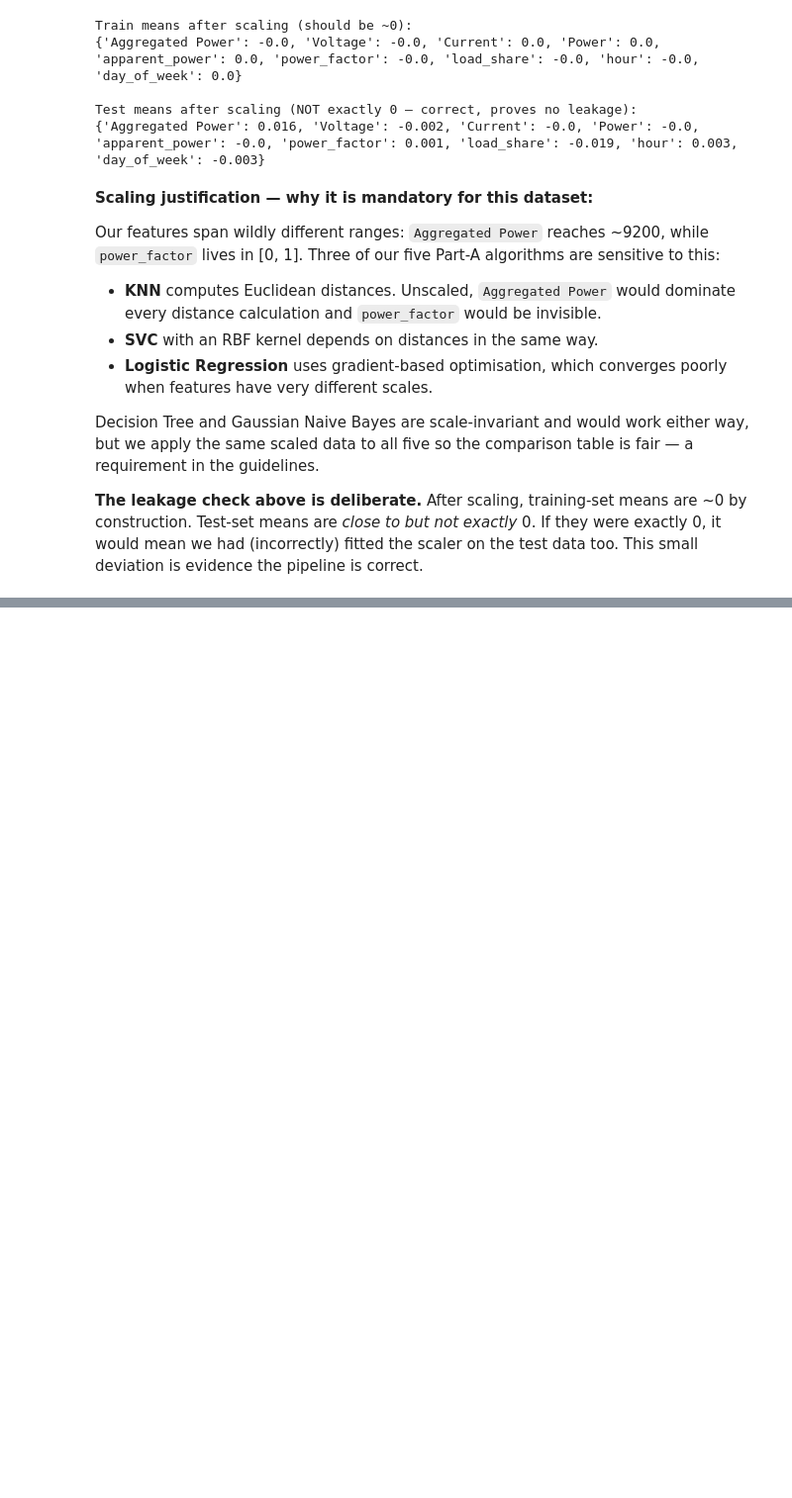
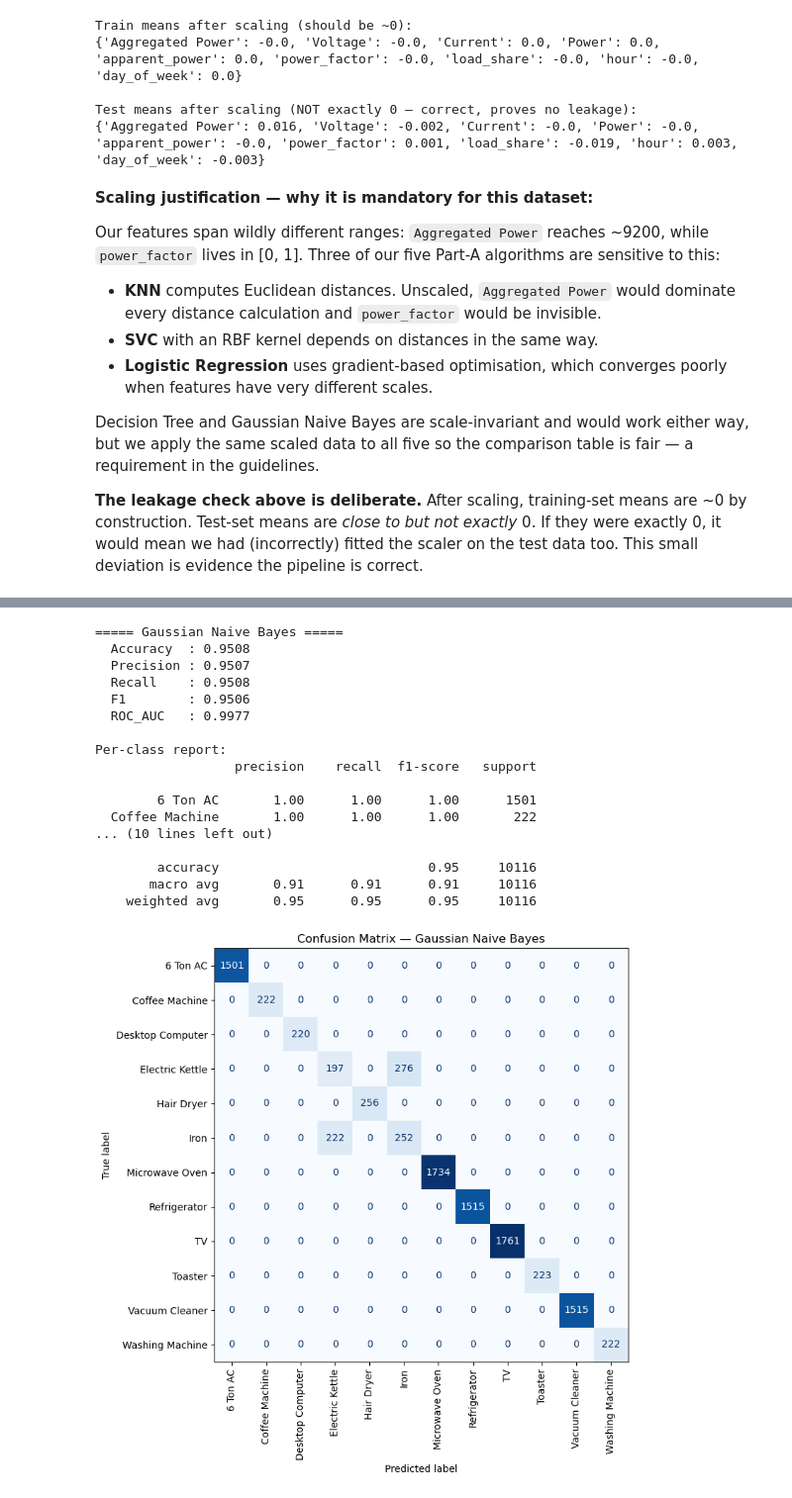
Before and after one commit to yazhini-vetrivel/airbnb_pricing_analytics, a Jupyter notebook: notebooks/classification.ipynb, the cells around one changed output, grey strips where cells are left out. Shown at 99% size. Drawn from its saved outputs; the diff is of its cells as text; code cells hidden in the pictures; blank space fills up the shorter version.

```diff
--- a/notebooks/classification.ipynb
+++ b/notebooks/classification.ipynb
@@ -560,0 +751,25 @@ evidence the pipeline is correct.
+# %%
+gnb, pred_nb = evaluate(
+    'Gaussian Naive Bayes',
+    GaussianNB(),
+    X_train_s, y_train, X_test_s, y_test
+)
+# %% [output]
+===== Gaussian Naive Bayes =====
+  Accuracy  : 0.9508
+  Precision : 0.9507
+  Recall    : 0.9508
+  F1        : 0.9506
+  ROC_AUC   : 0.9977
+
+Per-class report:
+                  precision    recall  f1-score   support
+
+        6 Ton AC       1.00      1.00      1.00      1501
+  Coffee Machine       1.00      1.00      1.00       222
+... (10 lines left out)
+
+        accuracy                           0.95     10116
+       macro avg       0.91      0.91      0.91     10116
+    weighted avg       0.95      0.95      0.95     10116
+[figure, added]
```
Also changed, not shown: parts of 26 cells of this notebook.
